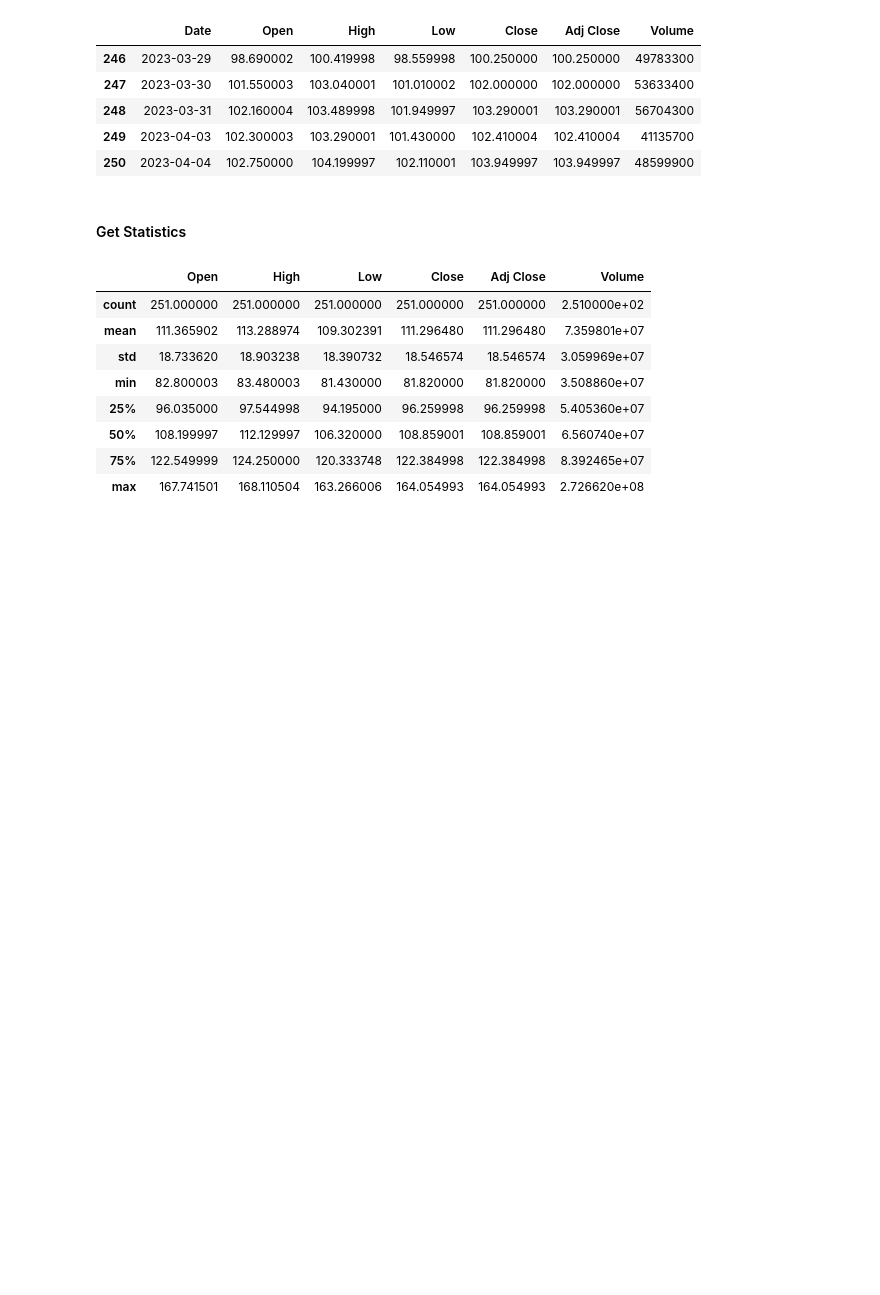
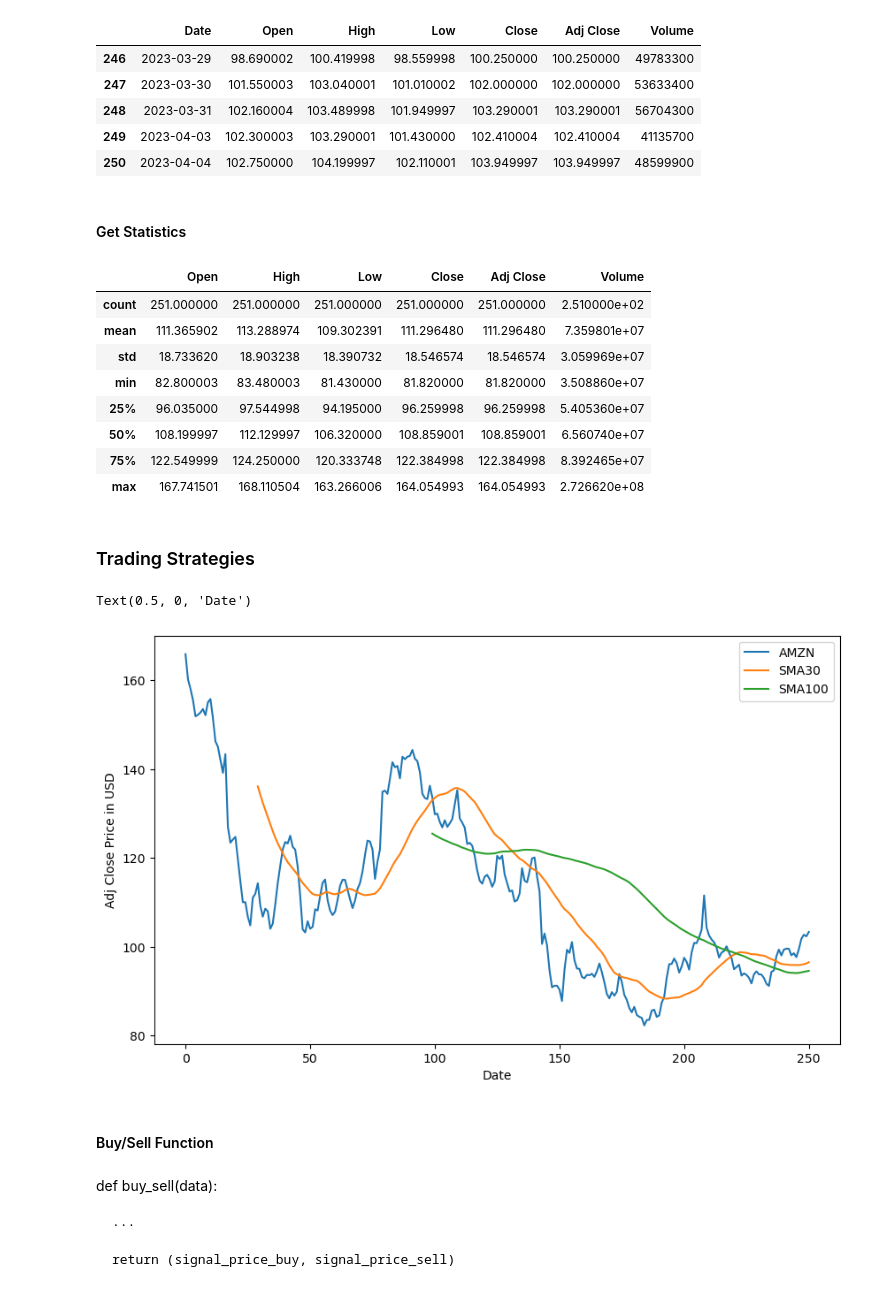
Before and after one commit to strangenicholas/SMA-30-SMA-10-Algorithm, a Jupyter notebook: SMA-30 SM-100.ipynb, the cells around one changed output. Saved outputs shown, nothing was run; the diff lists cells and outputs as text; code cells hidden in the pictures; blank space fills up the shorter version.

Commit message:
relabel and visualize

```diff
--- a/SMA-30 SM-100.ipynb
+++ b/SMA-30 SM-100.ipynb
@@ -68,3 +71,25 @@ df_stock.describe()
 | 50% | 108.199997 | 112.129997 | 106.320000 | 108.859001 | 108.859001 | 6.560740e+07 |
 | 75% | 122.549999 | 124.250000 | 120.333748 | 122.384998 | 122.384998 | 8.392465e+07 |
 | max | 167.741501 | 168.110504 | 163.266006 | 164.054993 | 164.054993 | 2.726620e+08 |
+# %% [markdown]
+### Trading Strategies
+# %%
+df_stock[f"{Stock}"] = df_stock[['Open', 'Close']].mean(axis=1)
+# %%
+df_stock['SMA30'] = df_stock['MidClose'].rolling(30).mean()
+df_stock['SMA100'] = df_stock['MidClose'].rolling(100).mean()
+# %%
+df_stock[[f"{Stock}", 'SMA30', 'SMA100']].plot(figsize=(10, 6))
+plt.ylabel("Adj Close Price in USD")
+plt.xlabel('Date')
+# %% [output]
+Text(0.5, 0, 'Date')
+[figure, added]
+# %% [markdown]
+#### Buy/Sell Function
+# %% [markdown]
+def buy_sell(data):
+
+    ...
+
+    return (signal_price_buy, signal_price_sell)
```
Also changed, not shown: parts of 2 cells of this notebook.
